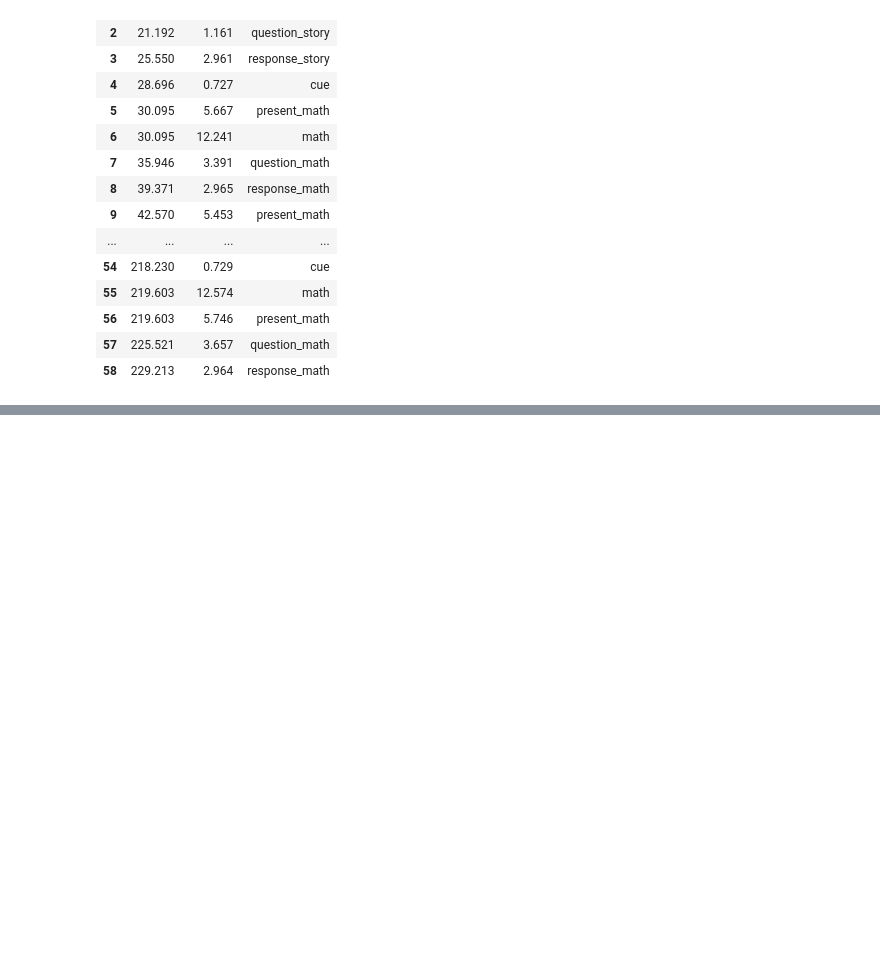
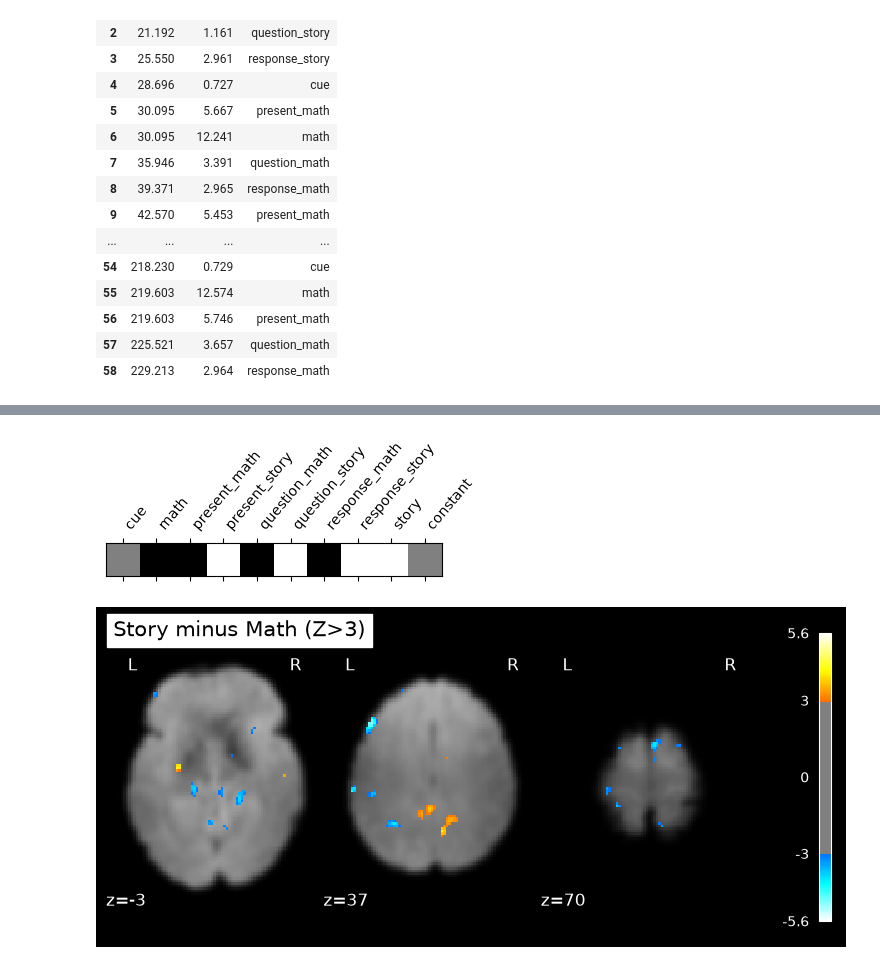
Before and after one commit to nazimov14/NSSP_MiniProjects, a Jupyter notebook: Part1-3_GLM.ipynb, the cells around one changed output, grey strips where cells are left out. Cells and saved outputs as stored; diff of their text form; code cells hidden in the pictures; blank space fills up the shorter version.

```diff
--- a/Part1-3_GLM.ipynb
+++ b/Part1-3_GLM.ipynb
@@ -129,0 +188,27 @@ plt.show()
+# %%
+########### ACTIVATION MAP GENERATION
+# Create the dictionary of the conditions
+conditions = {
+   'story': np.array([0,0,0,1,0,1,0,1,1,0]),
+    'math':np.array([0,1,1,0,1,0,1,0,0,0]),
+}
+
+story_minus_math = conditions['story'] - conditions['math']
+
+from nilearn.plotting import plot_contrast_matrix
+plot_contrast_matrix(story_minus_math, design_matrix=fmri_glm.design_matrices_[0])
+
+z_map = fmri_glm.compute_contrast(story_minus_math, output_type='z_score')
+
+nib.save(z_map, 'z_map_uncorrected.nii.gz')
+
+from nilearn.plotting import plot_stat_map
+from nilearn.image import mean_img
+mean_img_ = mean_img(final_fMRI),
+plot_stat_map(z_map, bg_img=mean_img_[0], threshold=3.0,
+              display_mode='z', cut_coords=[-3,37,70], black_bg=True,
+              title='Story minus Math (Z>3)')
+plt.show()
+# %% [output]
+[figure, added]
+[figure, added]
```
Also changed, not shown: parts of 5 cells of this notebook.
